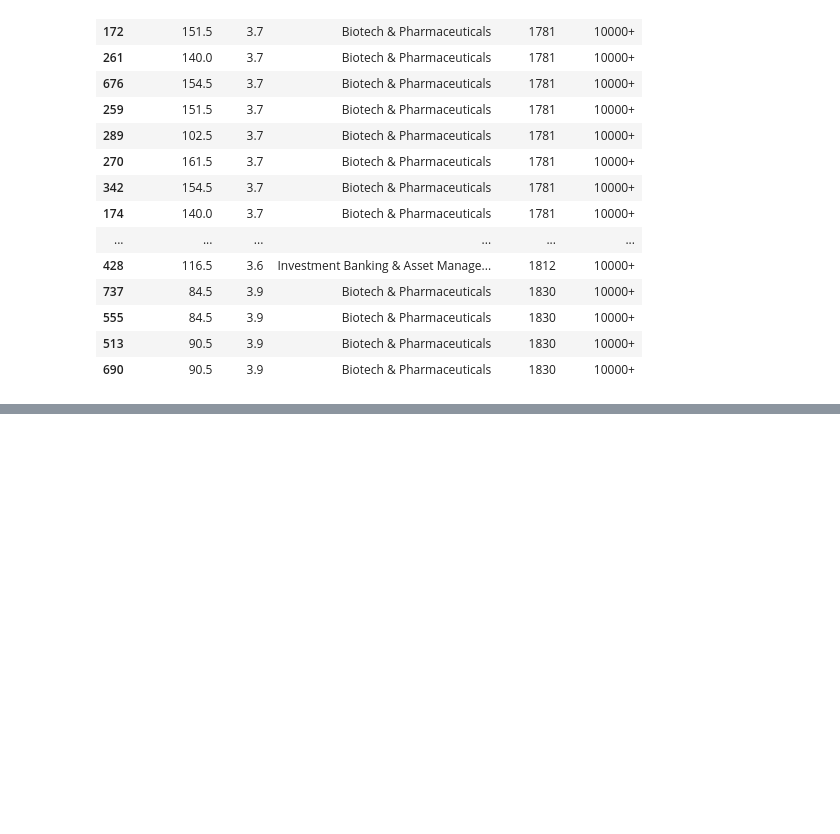
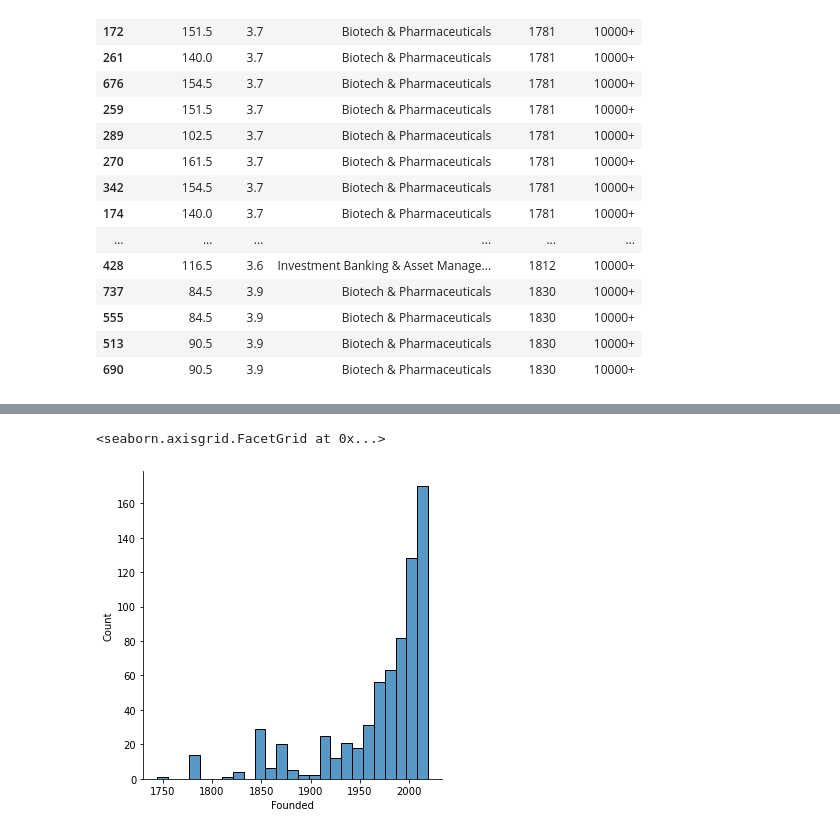
Before and after one commit to ramssrez/proyectoDevF, a Jupyter notebook: ProyectoDev.ipynb, the cells around one changed output, grey strips where cells are left out. Saved outputs shown, nothing was run; the diff lists cells and outputs as text; code cells hidden in the pictures; blank space fills up the shorter version.

```diff
--- a/ProyectoDev.ipynb
+++ b/ProyectoDev.ipynb
@@ -68,0 +74,5 @@ by_year.head(20)
+# %%
+sns.displot(by_year['Founded'])
+# %% [output]
+<seaborn.axisgrid.FacetGrid at 0x...>
+[figure, added]
```
Also changed, not shown: parts of 6 cells of this notebook, 1 other file.
